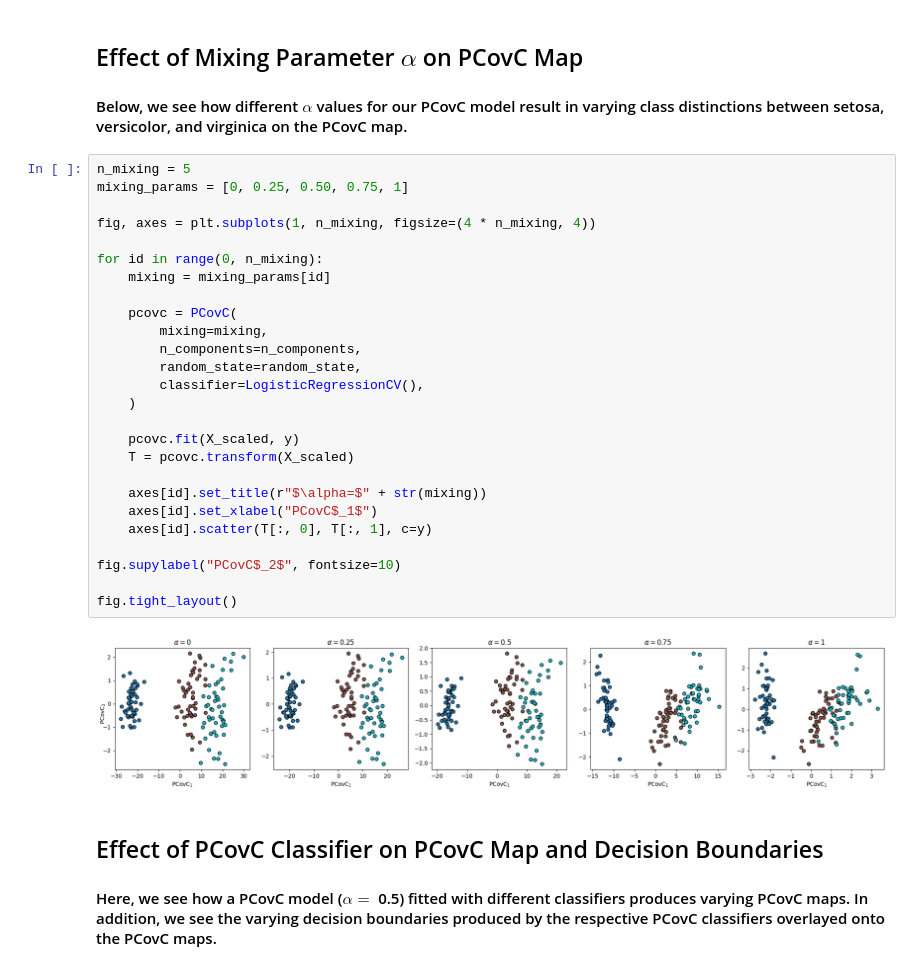
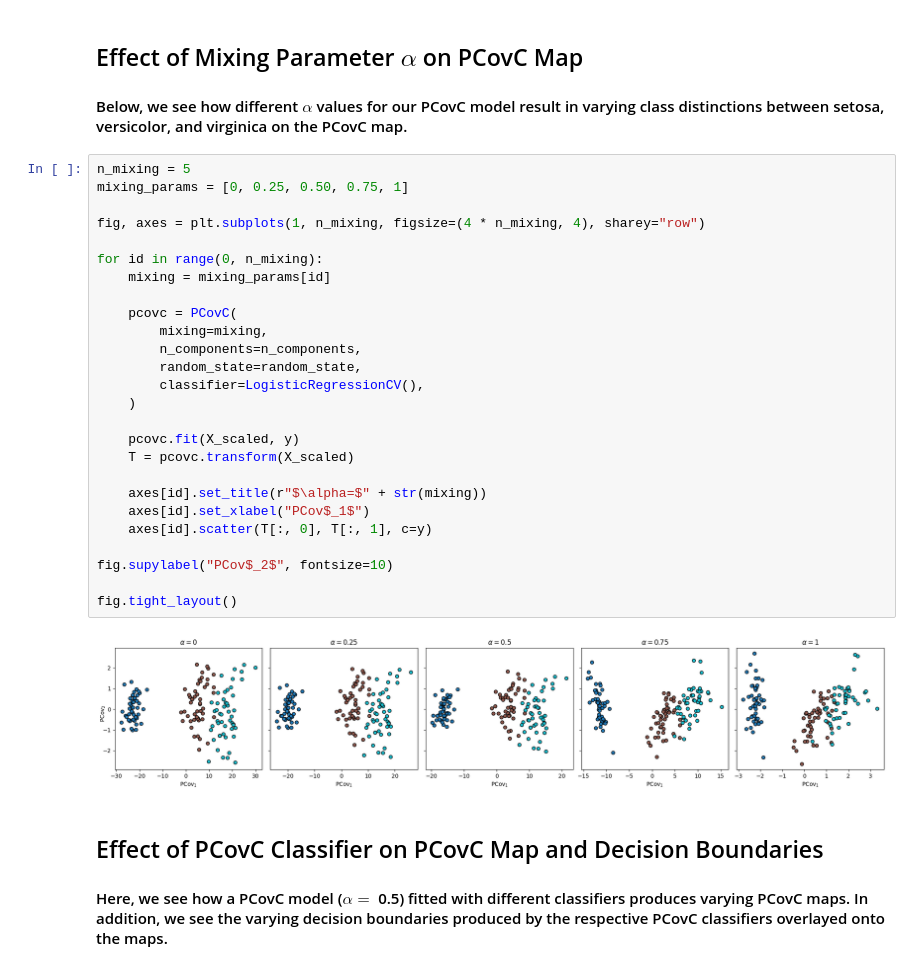
Before and after one commit to scikit-learn-contrib/scikit-matter, a Jupyter notebook: examples/pcovc/PCovC-IrisDataset.ipynb, the cells around one changed output. Cells and saved outputs as stored; diff of their text form.

```diff
--- a/examples/pcovc/PCovC-IrisDataset.ipynb
+++ b/examples/pcovc/PCovC-IrisDataset.ipynb
@@ -72,34 +72,34 @@ axis.legend(
 # %%
 n_mixing = 5
 mixing_params = [0, 0.25, 0.50, 0.75, 1]
 
-fig, axes = plt.subplots(1, n_mixing, figsize=(4 * n_mixing, 4))
+fig, axes = plt.subplots(1, n_mixing, figsize=(4 * n_mixing, 4), sharey="row")
 
 for id in range(0, n_mixing):
     mixing = mixing_params[id]
 
     pcovc = PCovC(
         mixing=mixing,
         n_components=n_components,
         random_state=random_state,
         classifier=LogisticRegressionCV(),
     )
 
     pcovc.fit(X_scaled, y)
     T = pcovc.transform(X_scaled)
 
     axes[id].set_title(r"$\alpha=$" + str(mixing))
-    axes[id].set_xlabel("PCovC$_1$")
+    axes[id].set_xlabel("PCov$_1$")
     axes[id].scatter(T[:, 0], T[:, 1], c=y)
 
-fig.supylabel("PCovC$_2$", fontsize=10)
+fig.supylabel("PCov$_2$", fontsize=10)
 
 fig.tight_layout()
 # %% [output]
-[figure, old version]
+[figure, new version]
 # %% [markdown]
 ## Effect of PCovC Classifier on PCovC Map and Decision Boundaries
-#### Here, we see how a PCovC model ($\alpha=$ 0.5) fitted with different classifiers produces varying PCovC maps. In addition, we see the varying decision boundaries produced by the respective PCovC classifiers overlayed onto the PCovC maps.
+#### Here, we see how a PCovC model ($\alpha=$ 0.5) fitted with different classifiers produces varying PCovC maps. In addition, we see the varying decision boundaries produced by the respective PCovC classifiers overlayed onto the maps.
 # %%
 mixing = 0.5
 n_models = 4
```
Also changed, not shown: parts of 1 cell of this notebook, 7 other files.
